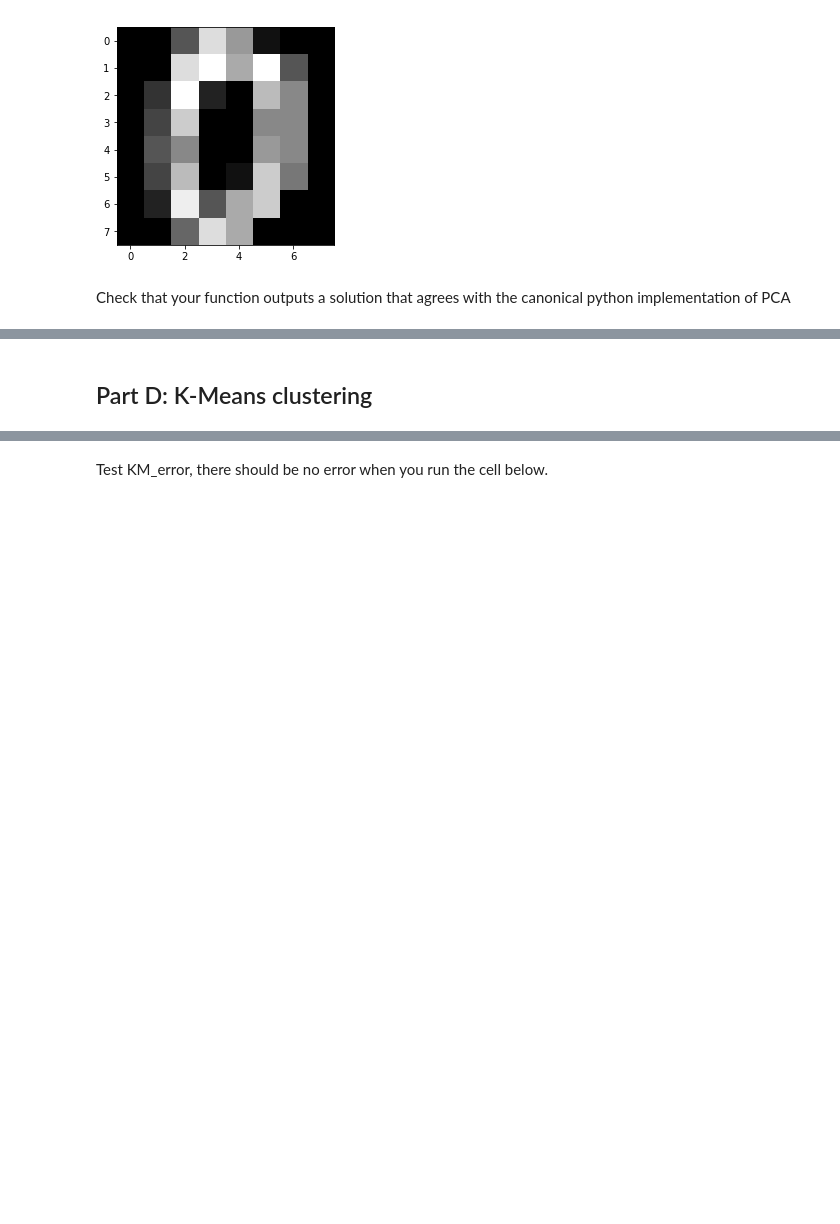
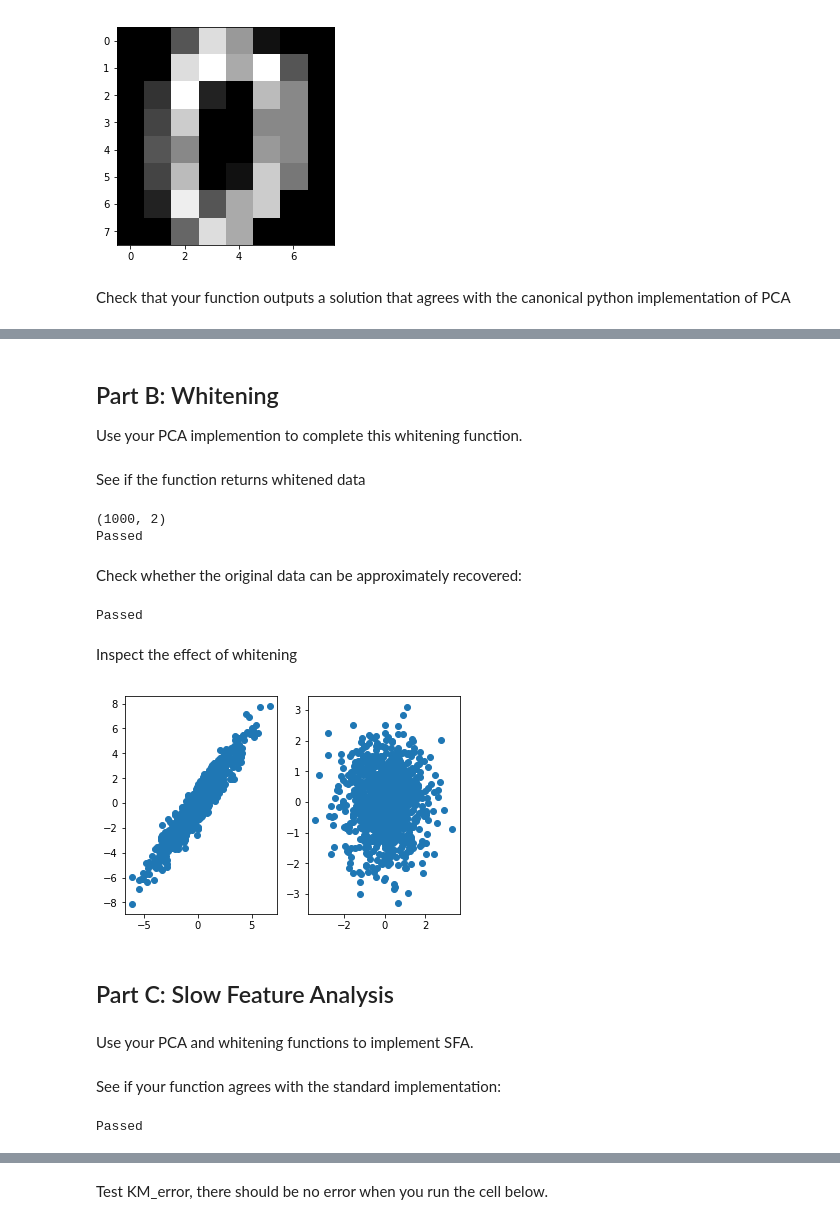
Before and after one commit to hlynurd/unsupervised-vizdoom, a Jupyter notebook: old_notebooks/trafficsign_gtest.ipynb, the cells around one changed output, grey strips where cells are left out. Drawn from its saved outputs; the diff is of its cells as text; code cells hidden in the pictures; blank space fills up the shorter version.

```diff
--- a/old_notebooks/trafficsign_gtest.ipynb
+++ b/old_notebooks/trafficsign_gtest.ipynb
@@ -123,2 +124,3 @@ for i in range(2):
-# %% [markdown]
-## Part D: K-Means clustering
+# %% [markdown]
+## Part B: Whitening
+Use your PCA implemention to complete this whitening function.
@@ -124,0 +157,41 @@ for i in range(2):
+# %% [markdown]
+See if the function returns whitened data
+# %%
+import numpy as np###
+rnd_data = np.random.multivariate_normal([0, 0], [[3, 4], [5, 6]], 1000)
+print(rnd_data.shape)
+whitened_data, whitening_matrix = whiten(rnd_data)
+assert(np.allclose(np.identity(2), np.cov(whitened_data)))
+print("Passed")
+# %% [output]
+(1000, 2)
+Passed
+# %% [markdown]
+Check whether the original data can be approximately recovered:
+# %%
+inverse_whitening = np.linalg.inv(whitening_matrix)###
+recovered_data = np.dot(inverse_whitening, whitened_data)
+if recovered_data.shape != rnd_data.shape:
+    recovered_data = recovered_data.T
+assert(np.allclose(rnd_data, recovered_data, atol=0.1))
+print("Passed")
+# %% [output]
+Passed
+# %% [markdown]
+Inspect the effect of whitening
+# %%
+%matplotlib inline
+import matplotlib.pyplot as plt
+plt.subplot(1, 2, 1)
+plt.scatter(rnd_data[:,0], rnd_data[:,1])
+if rnd_data.shape != whitened_data.shape:
+    whitened_data = whitened_data.T
+plt.subplot(1, 2, 2)
+plt.scatter(whitened_data[:,0], whitened_data[:,1])
+plt.show()
+# %% [output]
+[figure, added]
+# %% [markdown]
+## Part C: Slow Feature Analysis
+# %% [markdown]
+Use your PCA and whitening functions to implement SFA.
@@ -124,0 +218,14 @@ for i in range(2):
+# %% [markdown]
+See if your function agrees with the standard implementation:
+# %%
+import mdp
+sfa_dims = 2
+sfa = mdp.nodes.SFANode(output_dim=sfa_dims)
+rnd_data = np.random.multivariate_normal([0, 0], [[3, 4], [5, 6]], 1000)
+try:
+    assert(np.allclose(slow_feature_analysis(rnd_data, sfa_dims), sfa.execute(rnd_data), atol=1e-1))
+except:
+    assert(np.allclose(-1*slow_feature_analysis(rnd_data, sfa_dims), sfa.execute(rnd_data), atol=1e-1))
+print("Passed")
+# %% [output]
+Passed
```
Also changed, not shown: parts of 29 cells of this notebook.
